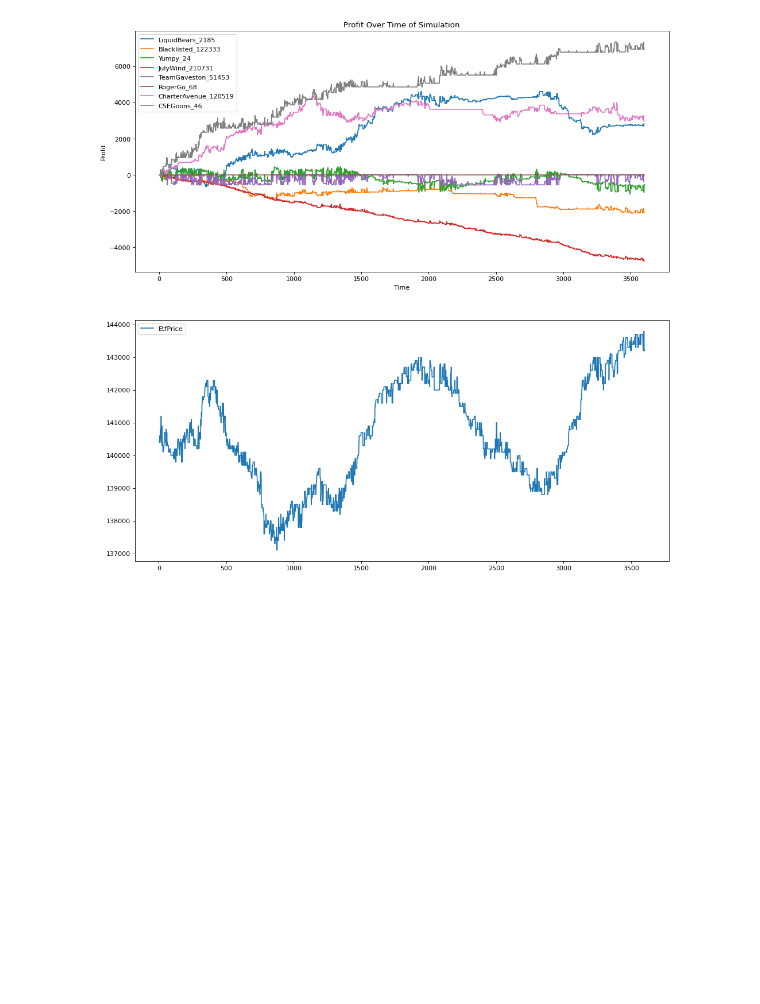
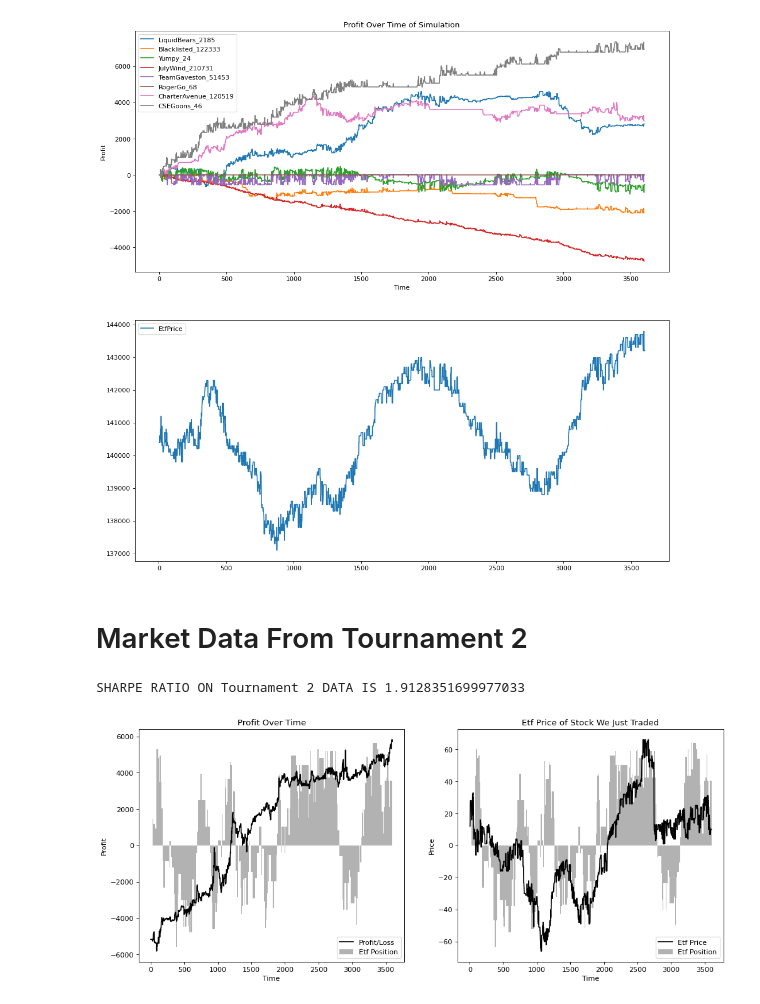
Before and after one commit to mglush/ready-trader-go-2023, a Jupyter notebook: py/analysis/model_analysis.ipynb, the cells around one changed output. Drawn from its saved outputs; the diff is of its cells as text; code cells hidden in the pictures; blank space fills up the shorter version.

Commit message:
MG - photos of rounds from tournament 2, plus some analysis to look at P/L and sharpe of all players

```diff
--- a/py/analysis/model_analysis.ipynb
+++ b/py/analysis/model_analysis.ipynb
@@ -357,3 +357,62 @@ RogerGo_68: nan
 CharterAvenue_120519: 3.121330948473187
 CSEGoons_46: 2.6682171516556505
 [figure]
+# %% [markdown]
+# Market Data From Tournament 2
+# %%
+fig = plt.figure(figsize=(15, 6), dpi=80)
+
+#PnL given no realizing PnL
+df = pd.read_csv('./../../../pyready_trader_go/score_board.csv', sep=',')
+model = df[df['Team'] == 'TraderOne']
+
+temp = (max(model['ProfitOrLoss']) + min(model['ProfitOrLoss'])) / 2
+PnL = [(i - temp)/100 for i in model['ProfitOrLoss']]
+
+plt.subplot(1, 2, 1)
+plt.title('Profit Over Time')
+plt.xlabel('Time')
+plt.ylabel('Profit')
+plt.plot(range(len(PnL)), PnL, color = 'black', label = 'Profit/Loss')
+
+#     PnL_prev = [i/100 for i in prev['ProfitOrLoss']]
+#     plt.subplot(1, 3, 1)
+#     plt.plot(range(len(PnL_prev)), PnL_prev, color = 'red', label = 'Previous Model')
+#     plt.legend()
+# ------------------------------------------------------------------ #
+# bar plot of our ETF position as time goes on.
+plt.subplot(1, 2, 1)
+scaled_heights = [i * (max(PnL) / 100) for i in df['EtfPosition']]
+# plt.title('Etf Position Over Time')
+# plt.xlabel('Time')
+# plt.ylabel('Position')
+plt.bar(range(len(scaled_heights)), scaled_heights, width = 1, color = 'black', alpha = 0.3, label = 'Etf Position')
+plt.legend()
+
+# ------------------------------------------------------------------ #
+# etf price of the thang we traded
+# temp = min(df['EtfPrice'])
+# df['EtfPrice'] = [i - temp for i in df['EtfPrice']]
+temp = (min(df['EtfPrice'].dropna()) + max(df['EtfPrice'].dropna())) / 2
+etf_price_of_simulation = pd.DataFrame([i/100 for i in df['EtfPrice'].apply(lambda row: row - temp)])
+
+plt.subplot(1, 2, 2)
+plt.title('Etf Price of Stock We Just Traded')
+plt.xlabel('Time')
+plt.ylabel('Price')
+plt.plot(range(len(etf_price_of_simulation)), etf_price_of_simulation, color = 'black', label = 'Etf Price')
+
+plt.subplot(1, 2, 2)
+scaled_heights = [i * (max(etf_price_of_simulation.dropna()[0]) / 100) for i in df['EtfPosition']]
+# plt.title('Etf Position Over Time')
+# plt.xlabel('Time')
+# plt.ylabel('Position')
+plt.bar(range(len(scaled_heights)), scaled_heights, width = 1, color = 'black', alpha = 0.3, label = 'Etf Position')
+plt.legend()
+
+# check Sharpe ratio
+temp = list(df.ProfitOrLoss)
+print(f'SHARPE RATIO ON Tournament 2 DATA IS {np.mean(temp) / np.std(temp)}')
+# %% [output]
+SHARPE RATIO ON Tournament 2 DATA IS 1.9128351699977033
+[figure, added]
```
Also changed, not shown: parts of 2 cells of this notebook, 6 other files.
